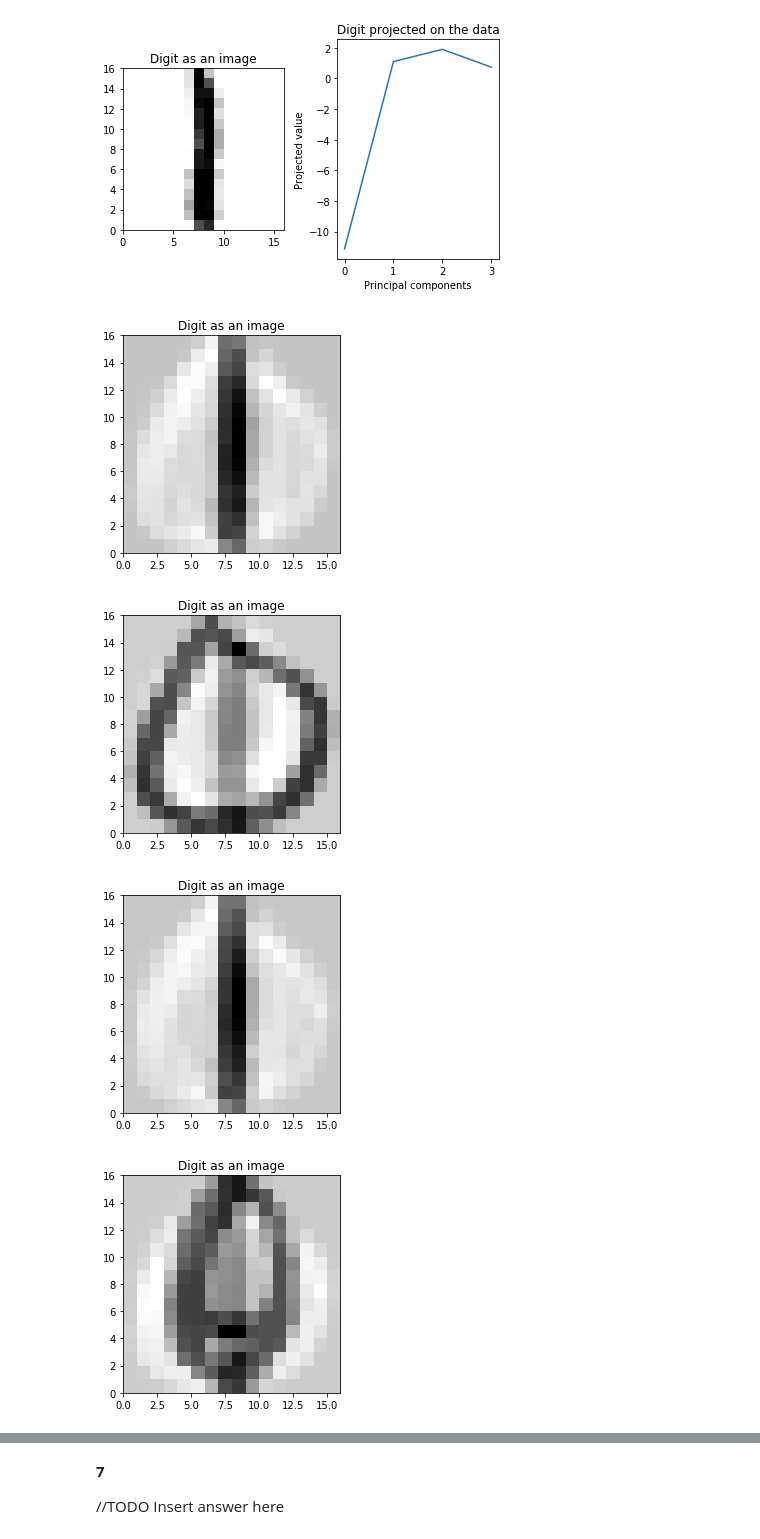
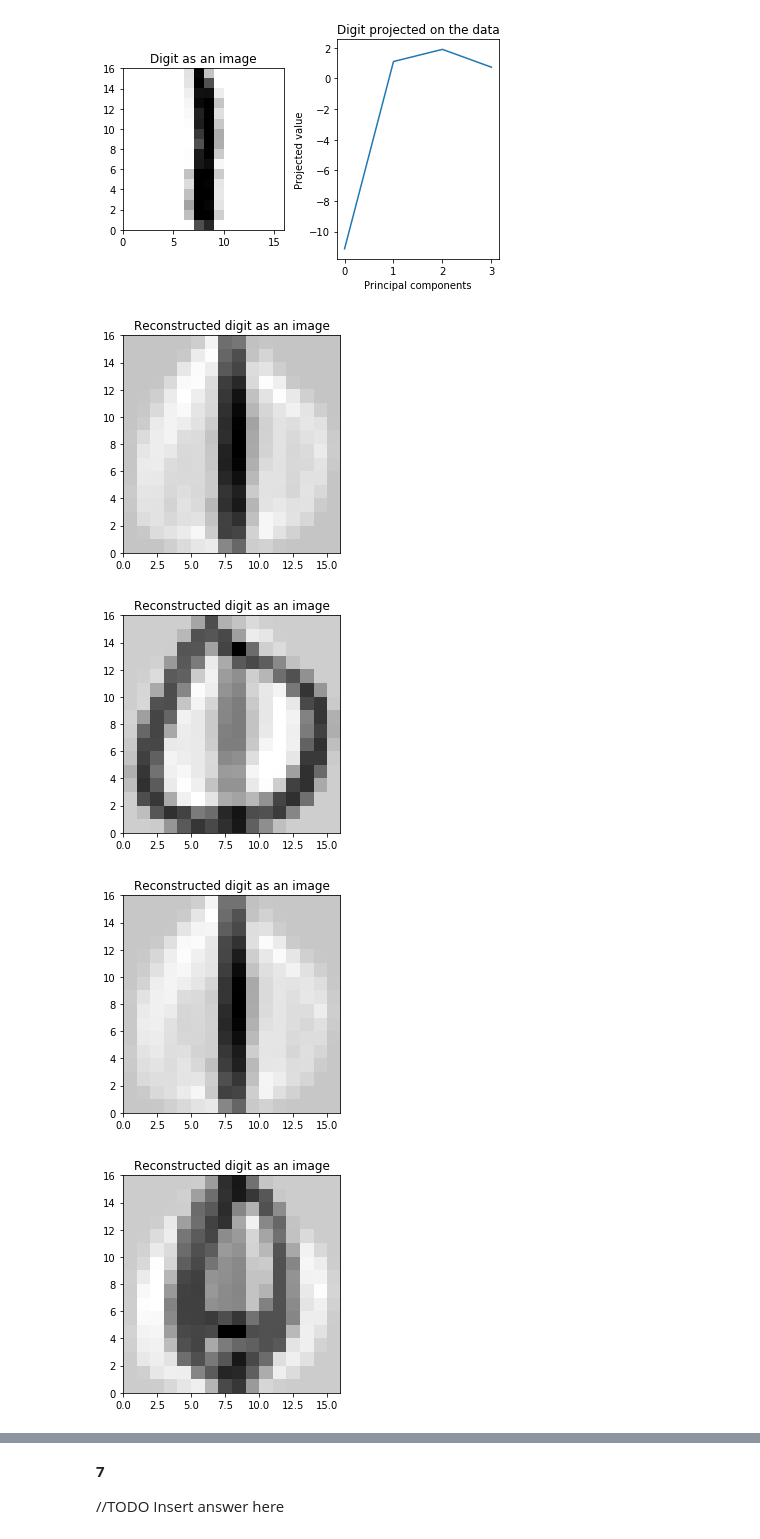
Before and after one commit to LennartPNL/DataMiningAssignments, a Jupyter notebook: Assignment_2/Assignment_2.ipynb, the cells around one changed output, grey strips where cells are left out. Cells and saved outputs as stored; diff of their text form; code cells hidden in the pictures.

```diff
--- a/Assignment_2/Assignment_2.ipynb
+++ b/Assignment_2/Assignment_2.ipynb
@@ -245,35 +244,32 @@ from numpy import reshape
 import matplotlib.cm as cm
 
 mat_data = loadmat('./Data/zipdata.mat')
-
-# Extract trainingdata
-df = pd.DataFrame(mat_data['traindata'])
+traindata = pd.DataFrame(mat_data['traindata'])
 
 # Remove digits with class index 2-9 from the data
-cleaned_data = df[df[0] < 2]
+traindata = traindata[traindata[0] < 2]
 
-X = cleaned_data.iloc[:,1:]
-y = cleaned_data.iloc[:,0]
+# Create data matrix X and class index vector y
+X = traindata.iloc[:,1:]
+y = traindata.iloc[:,0]
 
-# PCA on the first digits
-ten_digits = cleaned_data.head(10).values
+# PCA
+ten_digits = traindata.head(10).values
 
-# Calculate the mean value
 mean = ten_digits.mean(axis=0)
 
-# Center the data
-centered_data = ten_digits - mean
+center = ten_digits - mean
 
-U,sv,Vt = np.linalg.svd(centered_data)
+U,sv,Vt = np.linalg.svd(center)
 
 V = Vt.T
 
+# Project the data on the first four PCs
 Z = np.dot(ten_digits, V[:,:4])
 
-# Visualise the digits
 for i in range(10):
     fig1, (ax1, ax2) = plt.subplots(1, 2)
-    I = reshape(cleaned_data.iloc[i,1:].values,(16,16))
+    I = reshape(ten_digits[i,1:],(16,16))
     ax1.set_title('Digit as an image')
     ax1.imshow(I, extent=(0,16,0,16), cmap=cm.gray_r);
 
@@ -295,16 +291,18 @@ for i in range(10):
 [figure]
 [figure]
 # %%
+# Reconstruct the original data using pc 1 - 4
+
 W = np.dot(Z, np.transpose(V[:,:4])) + mean
 
 for i in range(10):
     plt.subplot(1, 1, 1)
     I = reshape(W[i,1:],(16,16))
-    plt.title('Digit as an image')
+    plt.title('Reconstructed digit as an image')
     plt.imshow(I, extent=(0,16,0,16), cmap=cm.gray_r);
     plt.show()
 # %% [output]
-[figure, old version]
+[figure, new version]
-[figure, old version]
+[figure, new version]
-[figure, old version]
+[figure, new version]
-[figure, old version]
+[figure, new version]
```
Also changed, not shown: parts of 4 cells of this notebook.
